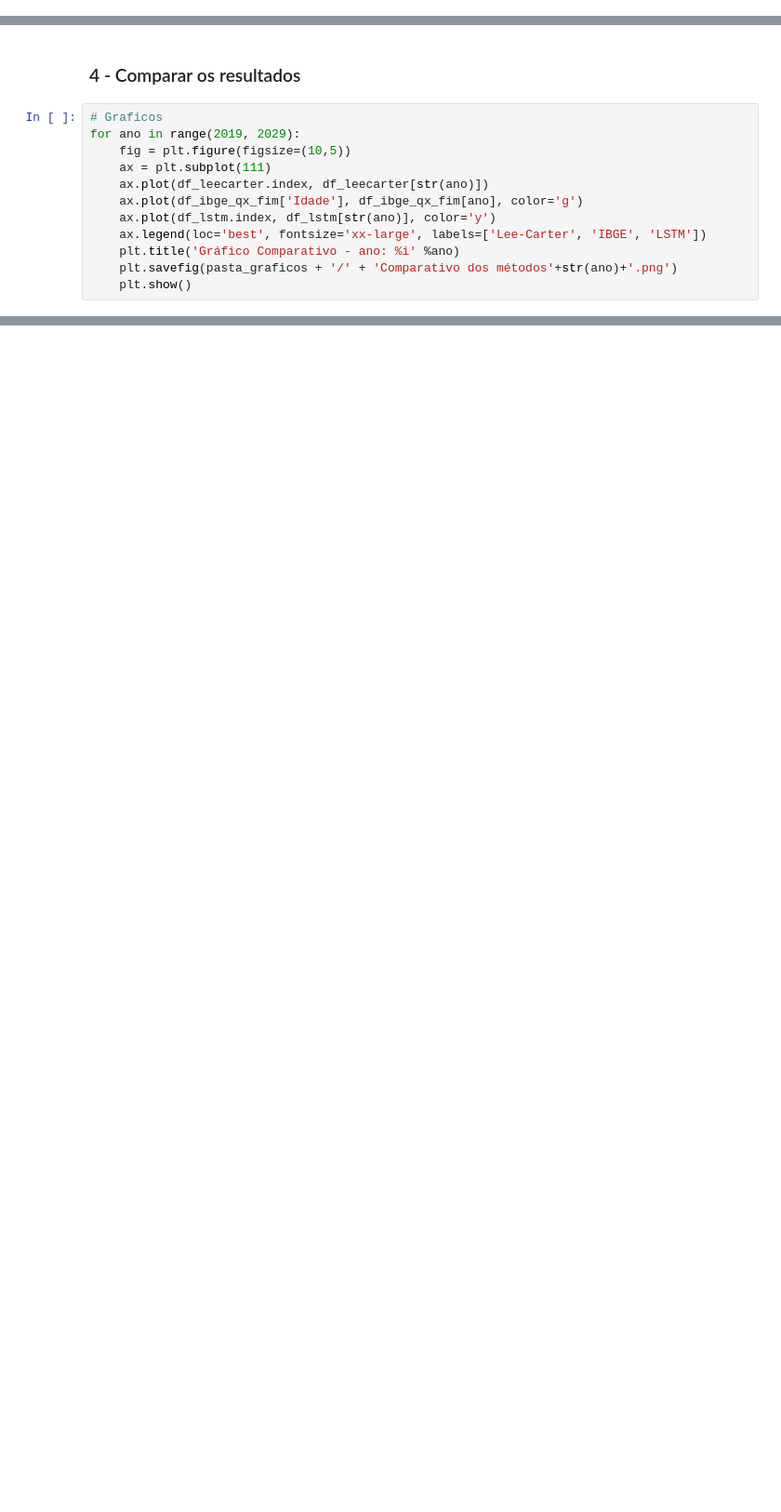
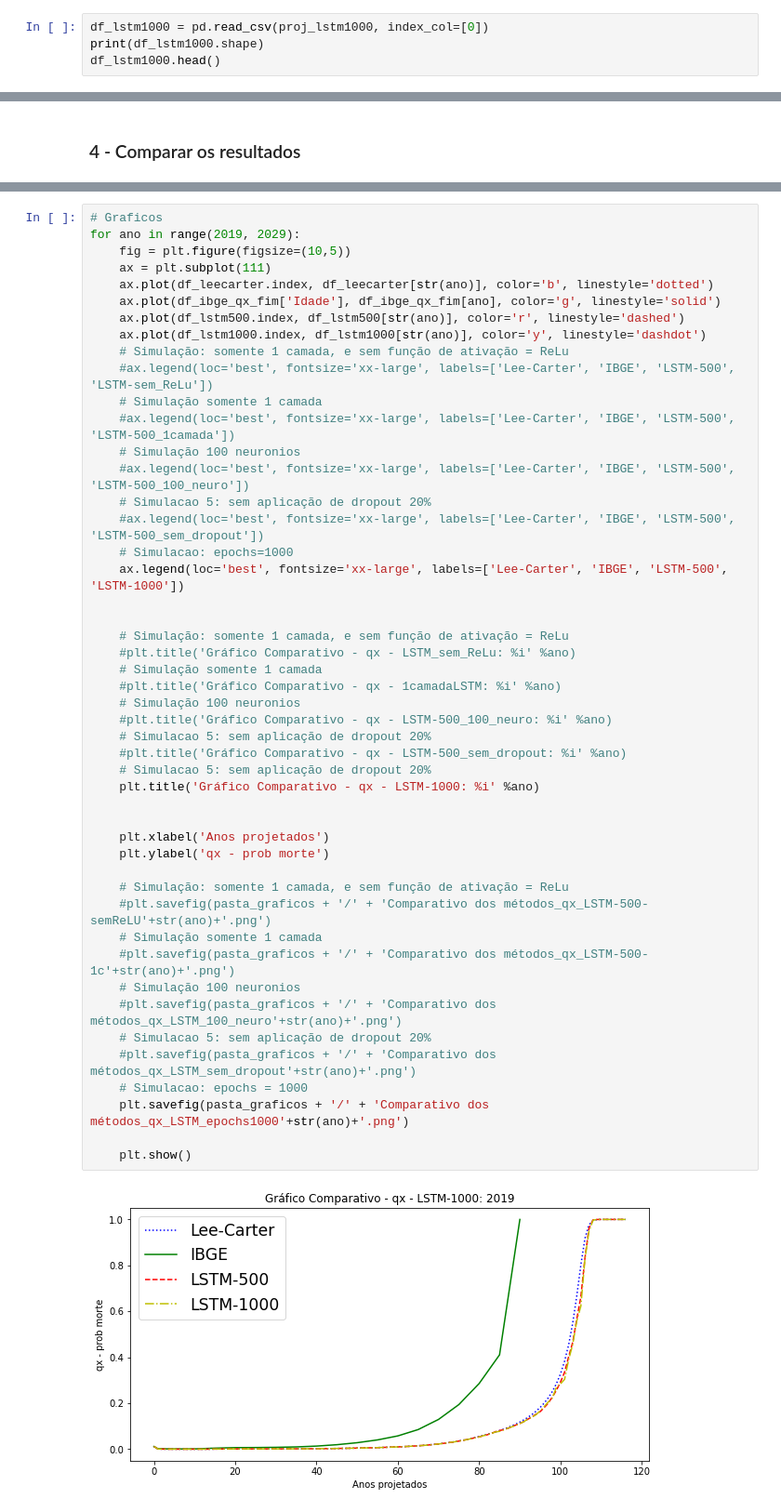
Before and after one commit to Domdoug/tabua_mortalidade_atuarial_com_lstm, a Jupyter notebook: 4-expectativa_vida_comparar_resultados.ipynb, the cells around one changed output, grey strips where cells are left out. Shown at 93% size. Cells and saved outputs as stored; diff of their text form; blank space fills up the shorter version.

```diff
--- a/4-expectativa_vida_comparar_resultados.ipynb
+++ b/4-expectativa_vida_comparar_resultados.ipynb
@@ -312,0 +380,4 @@ df_lstm0.head()
+# %%
+df_lstm1000 = pd.read_csv(proj_lstm1000, index_col=[0])
+print(df_lstm1000.shape)
+df_lstm1000.head()
@@ -313,14 +437,2 @@ df_lstm0.head()
 # %% [markdown]
 ### 4 - Comparar os resultados
-# %%
-# Graficos
-for ano in range(2019, 2029):
-    fig = plt.figure(figsize=(10,5))
-    ax = plt.subplot(111)
-    ax.plot(df_leecarter.index, df_leecarter[str(ano)])
-    ax.plot(df_ibge_qx_fim['Idade'], df_ibge_qx_fim[ano], color='g')
-    ax.plot(df_lstm.index, df_lstm[str(ano)], color='y')
-    ax.legend(loc='best', fontsize='xx-large', labels=['Lee-Carter', 'IBGE', 'LSTM'])
-    plt.title('Gráfico Comparativo - ano: %i' %ano)
-    plt.savefig(pasta_graficos + '/' + 'Comparativo dos métodos'+str(ano)+'.png')
-    plt.show()
@@ -366,0 +441,50 @@ plt.show()
+# %%
+# Graficos
+for ano in range(2019, 2029):
+    fig = plt.figure(figsize=(10,5))
+    ax = plt.subplot(111)
+    ax.plot(df_leecarter.index, df_leecarter[str(ano)], color='b', linestyle='dotted')
+    ax.plot(df_ibge_qx_fim['Idade'], df_ibge_qx_fim[ano], color='g', linestyle='solid')
+    ax.plot(df_lstm500.index, df_lstm500[str(ano)], color='r', linestyle='dashed')
+    ax.plot(df_lstm1000.index, df_lstm1000[str(ano)], color='y', linestyle='dashdot')
+    # Simulação: somente 1 camada, e sem função de ativação = ReLu
+    #ax.legend(loc='best', fontsize='xx-large', labels=['Lee-Carter', 'IBGE', 'LSTM-500', 'LSTM-sem_ReLu'])
+    # Simulação somente 1 camada
+    #ax.legend(loc='best', fontsize='xx-large', labels=['Lee-Carter', 'IBGE', 'LSTM-500', 'LSTM-500_1camada'])
+    # Simulação 100 neuronios
+    #ax.legend(loc='best', fontsize='xx-large', labels=['Lee-Carter', 'IBGE', 'LSTM-500', 'LSTM-500_100_neuro'])
+    # Simulacao 5: sem aplicação de dropout 20%
+    #ax.legend(loc='best', fontsize='xx-large', labels=['Lee-Carter', 'IBGE', 'LSTM-500', 'LSTM-500_sem_dropout'])
+    # Simulacao: epochs=1000
+    ax.legend(loc='best', fontsize='xx-large', labels=['Lee-Carter', 'IBGE', 'LSTM-500', 'LSTM-1000'])
+
+
+    # Simulação: somente 1 camada, e sem função de ativação = ReLu
+    #plt.title('Gráfico Comparativo - qx - LSTM_sem_ReLu: %i' %ano)
+    # Simulação somente 1 camada
+    #plt.title('Gráfico Comparativo - qx - 1camadaLSTM: %i' %ano)
+    # Simulação 100 neuronios
+    #plt.title('Gráfico Comparativo - qx - LSTM-500_100_neuro: %i' %ano)
+    # Simulacao 5: sem aplicação de dropout 20%
+    #plt.title('Gráfico Comparativo - qx - LSTM-500_sem_dropout: %i' %ano)
+    # Simulacao 5: sem aplicação de dropout 20%
+    plt.title('Gráfico Comparativo - qx - LSTM-1000: %i' %ano)
+
+
+    plt.xlabel('Anos projetados')
+    plt.ylabel('qx - prob morte')
+
+    # Simulação: somente 1 camada, e sem função de ativação = ReLu
+    #plt.savefig(pasta_graficos + '/' + 'Comparativo dos métodos_qx_LSTM-500-semReLU'+str(ano)+'.png')
+    # Simulação somente 1 camada
+    #plt.savefig(pasta_graficos + '/' + 'Comparativo dos métodos_qx_LSTM-500-1c'+str(ano)+'.png')
+    # Simulação 100 neuronios
+    #plt.savefig(pasta_graficos + '/' + 'Comparativo dos métodos_qx_LSTM_100_neuro'+str(ano)+'.png')
+    # Simulacao 5: sem aplicação de dropout 20%
+    #plt.savefig(pasta_graficos + '/' + 'Comparativo dos métodos_qx_LSTM_sem_dropout'+str(ano)+'.png')
+    # Simulacao: epochs = 1000
+    plt.savefig(pasta_graficos + '/' + 'Comparativo dos métodos_qx_LSTM_epochs1000'+str(ano)+'.png')
+
+    plt.show()
+# %% [output]
+[figure, added]
```
Also changed, not shown: parts of 39 cells of this notebook, 4 other files.
